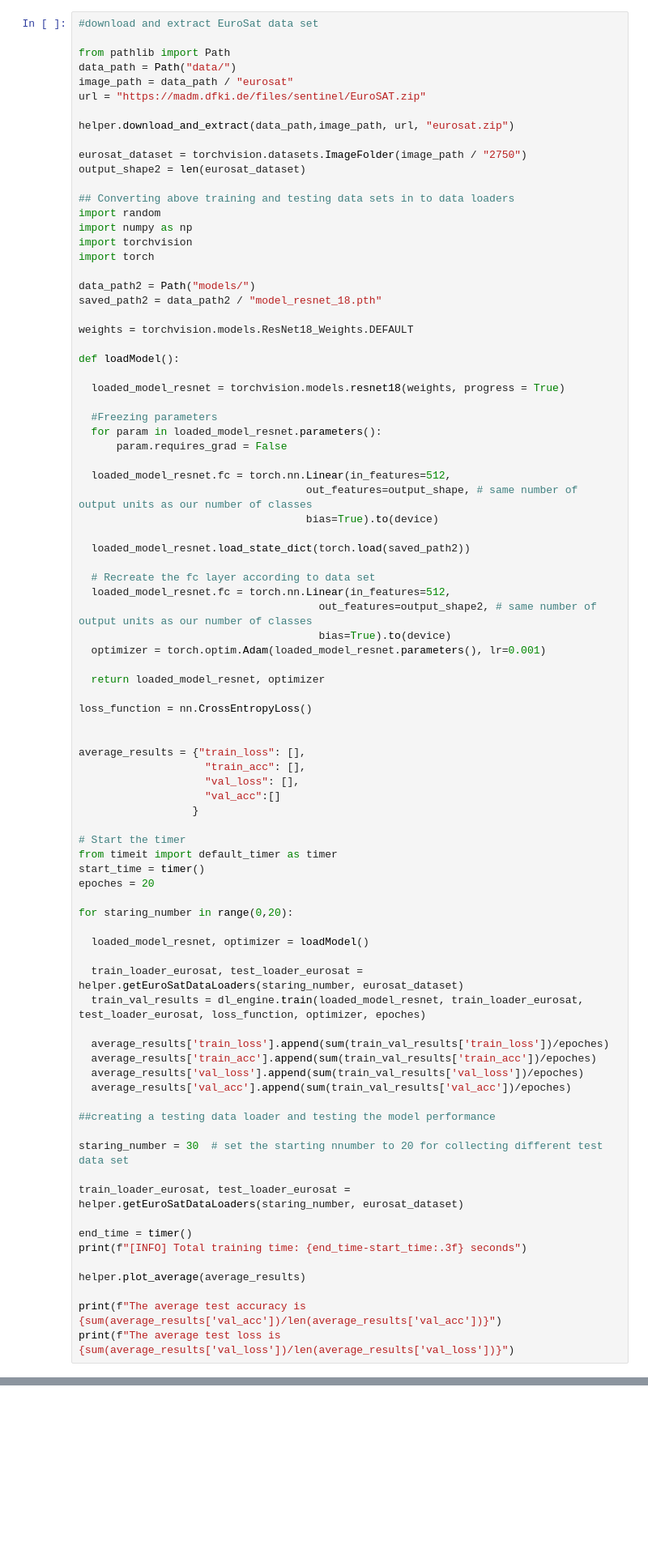
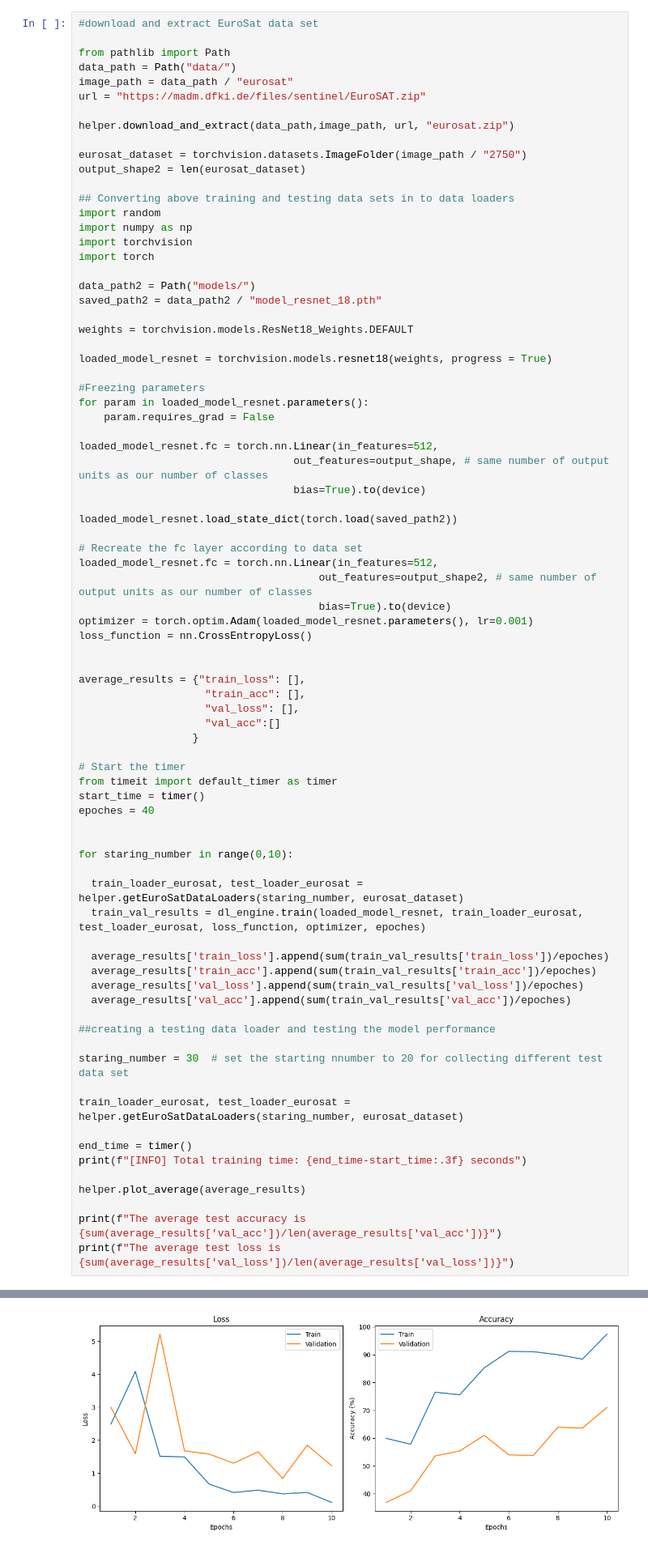
Before and after one commit to SurangaPrasad/deep_learning, a Jupyter notebook: transfer_learning_v1_2.ipynb, the cells around one changed output, grey strips where cells are left out. Shown: that part at 81% size. Drawn from its saved outputs; the diff is of its cells as text; blank space fills up the shorter version.

```diff
--- a/transfer_learning_v1_2.ipynb
+++ b/transfer_learning_v1_2.ipynb
@@ -167,28 +167,23 @@ saved_path2 = data_path2 / "model_resnet_18.pth"
 
 weights = torchvision.models.ResNet18_Weights.DEFAULT
 
-def loadModel():
+loaded_model_resnet = torchvision.models.resnet18(weights, progress = True)
 
-  loaded_model_resnet = torchvision.models.resnet18(weights, progress = True)
+#Freezing parameters
+for param in loaded_model_resnet.parameters():
+    param.requires_grad = False
 
-  #Freezing parameters
-  for param in loaded_model_resnet.parameters():
-      param.requires_grad = False
+loaded_model_resnet.fc = torch.nn.Linear(in_features=512,
+                                  out_features=output_shape, # same number of output units as our number of classes
+                                  bias=True).to(device)
 
-  loaded_model_resnet.fc = torch.nn.Linear(in_features=512,
-                                    out_features=output_shape, # same number of output units as our number of classes
-                                    bias=True).to(device)
+loaded_model_resnet.load_state_dict(torch.load(saved_path2))
 
-  loaded_model_resnet.load_state_dict(torch.load(saved_path2))
-
-  # Recreate the fc layer according to data set
-  loaded_model_resnet.fc = torch.nn.Linear(in_features=512,
+# Recreate the fc layer according to data set
+loaded_model_resnet.fc = torch.nn.Linear(in_features=512,
                                       out_features=output_shape2, # same number of output units as our number of classes
                                       bias=True).to(device)
-  optimizer = torch.optim.Adam(loaded_model_resnet.parameters(), lr=0.001)
-
-  return loaded_model_resnet, optimizer
-
+optimizer = torch.optim.Adam(loaded_model_resnet.parameters(), lr=0.001)
 loss_function = nn.CrossEntropyLoss()
 
 
@@ -201,11 +196,10 @@ average_results = {"train_loss": [],
 # Start the timer
 from timeit import default_timer as timer
 start_time = timer()
-epoches = 20
+epoches = 40
 
-for staring_number in range(0,20):
 
-  loaded_model_resnet, optimizer = loadModel()
+for staring_number in range(0,10):
 
   train_loader_eurosat, test_loader_eurosat = helper.getEuroSatDataLoaders(staring_number, eurosat_dataset)
   train_val_results = dl_engine.train(loaded_model_resnet, train_loader_eurosat, test_loader_eurosat, loss_function, optimizer, epoches)
@@ -232,0 +243 @@ data/eurosat directory exists.
+[figure, added]
```
Also changed, not shown: parts of 8 cells of this notebook.
